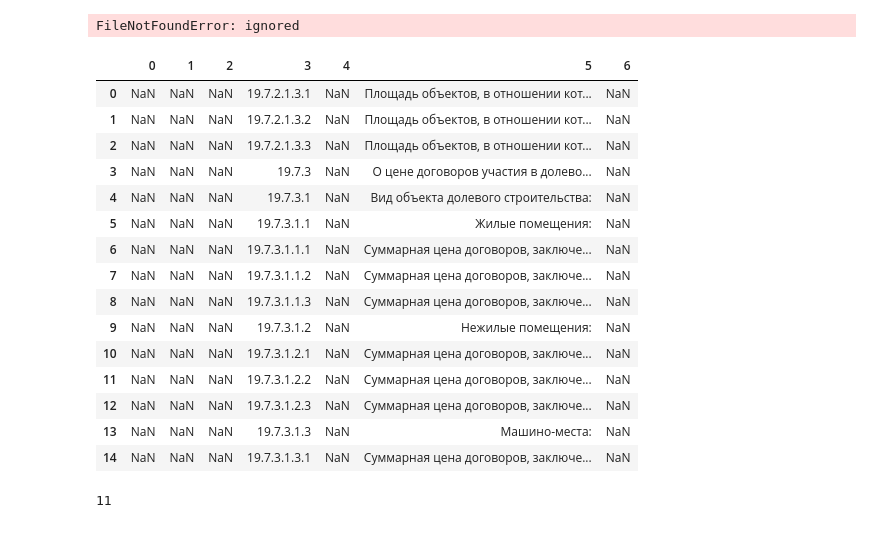
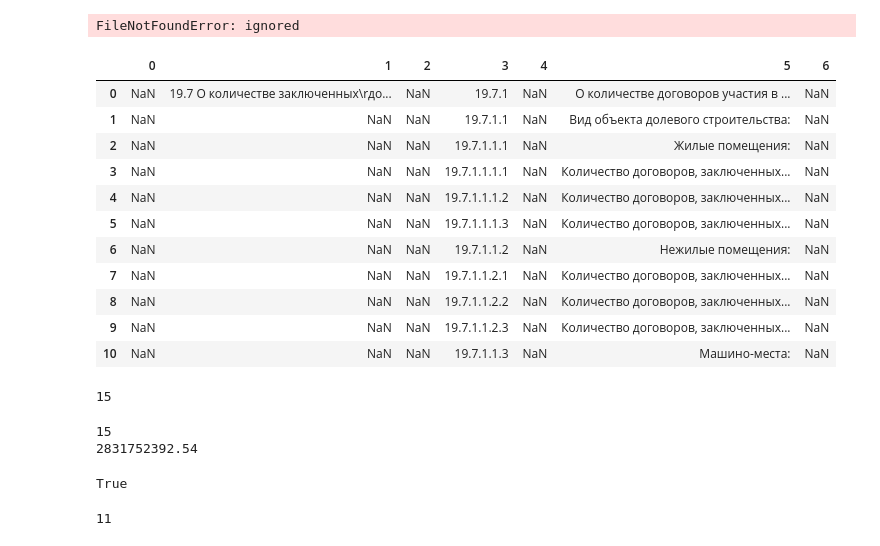
Before and after one commit to EvgenyBelov78/DA1, a Jupyter notebook: NDRF.ipynb, the cells around one changed output. Saved outputs shown, nothing was run; the diff lists cells and outputs as text; code cells hidden in the pictures.

```diff
--- a/NDRF.ipynb
+++ b/NDRF.ipynb
@@ -200,24 +201,63 @@ with fitz.open(rpdPdfLink) as doc:
 # %% [output]
 FileNotFoundError: ignored
 # %%
-tables[110]
+tables[108]
 # %% [output]
 |  | 0 | 1 | 2 | 3 | 4 | 5 | 6 |
-| 0 | NaN | NaN | NaN | 19.7.2.1.3.1 | NaN | Площадь объектов, в отношении кот... | NaN |
-| 1 | NaN | NaN | NaN | 19.7.2.1.3.2 | NaN | Площадь объектов, в отношении кот... | NaN |
-| 2 | NaN | NaN | NaN | 19.7.2.1.3.3 | NaN | Площадь объектов, в отношении кот... | NaN |
-| 3 | NaN | NaN | NaN | 19.7.3 | NaN | О цене договоров участия в долево... | NaN |
-| 4 | NaN | NaN | NaN | 19.7.3.1 | NaN | Вид объекта долевого строительства: | NaN |
-| 5 | NaN | NaN | NaN | 19.7.3.1.1 | NaN | Жилые помещения: | NaN |
-| 6 | NaN | NaN | NaN | 19.7.3.1.1.1 | NaN | Суммарная цена договоров, заключе... | NaN |
-| 7 | NaN | NaN | NaN | 19.7.3.1.1.2 | NaN | Суммарная цена договоров, заключе... | NaN |
-| 8 | NaN | NaN | NaN | 19.7.3.1.1.3 | NaN | Суммарная цена договоров, заключе... | NaN |
-| 9 | NaN | NaN | NaN | 19.7.3.1.2 | NaN | Нежилые помещения: | NaN |
-| 10 | NaN | NaN | NaN | 19.7.3.1.2.1 | NaN | Суммарная цена договоров, заключе... | NaN |
-| 11 | NaN | NaN | NaN | 19.7.3.1.2.2 | NaN | Суммарная цена договоров, заключе... | NaN |
-| 12 | NaN | NaN | NaN | 19.7.3.1.2.3 | NaN | Суммарная цена договоров, заключе... | NaN |
-| 13 | NaN | NaN | NaN | 19.7.3.1.3 | NaN | Машино-места: | NaN |
-| 14 | NaN | NaN | NaN | 19.7.3.1.3.1 | NaN | Суммарная цена договоров, заключе... | NaN |
+| 0 | NaN | 19.7 О количестве заключенных\rдо... | NaN | 19.7.1 | NaN | О количестве договоров участия в ... | NaN |
+| 1 | NaN | NaN | NaN | 19.7.1.1 | NaN | Вид объекта долевого строительства: | NaN |
+| 2 | NaN | NaN | NaN | 19.7.1.1.1 | NaN | Жилые помещения: | NaN |
+| 3 | NaN | NaN | NaN | 19.7.1.1.1.1 | NaN | Количество договоров, заключенных... | NaN |
+| 4 | NaN | NaN | NaN | 19.7.1.1.1.2 | NaN | Количество договоров, заключенных... | NaN |
+| 5 | NaN | NaN | NaN | 19.7.1.1.1.3 | NaN | Количество договоров, заключенных... | NaN |
+| 6 | NaN | NaN | NaN | 19.7.1.1.2 | NaN | Нежилые помещения: | NaN |
+| 7 | NaN | NaN | NaN | 19.7.1.1.2.1 | NaN | Количество договоров, заключенных... | NaN |
+| 8 | NaN | NaN | NaN | 19.7.1.1.2.2 | NaN | Количество договоров, заключенных... | NaN |
+| 9 | NaN | NaN | NaN | 19.7.1.1.2.3 | NaN | Количество договоров, заключенных... | NaN |
+| 10 | NaN | NaN | NaN | 19.7.1.1.3 | NaN | Машино-места: | NaN |
+# %%
+len(tables[110])
+# %% [output]
+15
+# %%
+#from numpy import float64
+i=0
+j=0
+str_d=''
+str_m=''
+str_r=''
+num_d=0
+num_m=0
+num_r=0
+while i<len(tables[110].axes[1]):
+  j=0
+  while j<len(tables[110]):
+#   print(str(i)+' - '+str(j)+':'+str(tables[110][i][j]))
+   if str(tables[110][i][j])!='nan':
+    if (str(tables[110][i][j].replace('\r', '')).find('Суммарная цена договоров, заключенных с использованием счетов эскроу:')>-1):
+     str_r=tables[110][i][j].replace('\r', '');
+     str_r=re.sub('Суммарная цена договоров, заключенных с использованием счетов эскроу:', '', str_r);
+     str_r=re.sub(' руб.', '', str_r);
+     str_r=re.sub(' ', '', str_r);
+     num_r=num_r+float(str_r.replace(",","."));
+    if (str(tables[110][i][j].replace('\r', '')).find('Количество договоров, заключенных с использованием счетов эскроу:')>-1):
+     str_d=tables[110][i][j].replace('\r', '');
+     str_d=re.sub('Количество договоров, заключенных с использованием счетов эскроу:', '', str_d);
+     str_d=re.sub(' руб.', '', str_d);
+     str_d=re.sub(' ', '', str_d);
+     num_d=num_d+float(str_d.replace(",","."));
+   j=j+1
+  i=i+1
+print(num_d)
+print(num_r)
+print(num_m)
+# %% [output]
+15
+2831752392.54
+# %%
+print(tables[110][5].to_string().find('Суммарная цена договоров, заключенных с использованием счетов эскроу:')>-1)
+# %% [output]
+True
 # %%
 pd.options.display.width=200
 pd.options.display.max_colwidth=200
```
Also changed, not shown: parts of 1 cell of this notebook.
